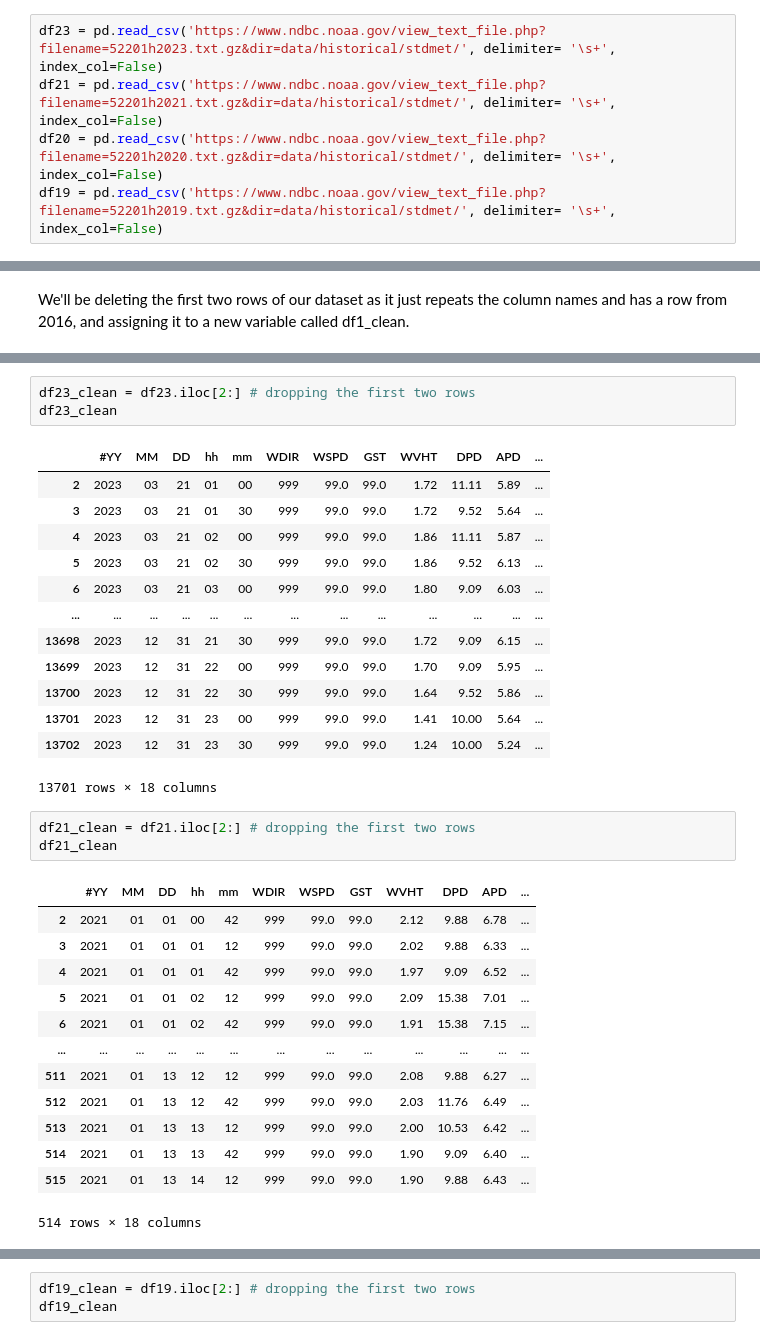
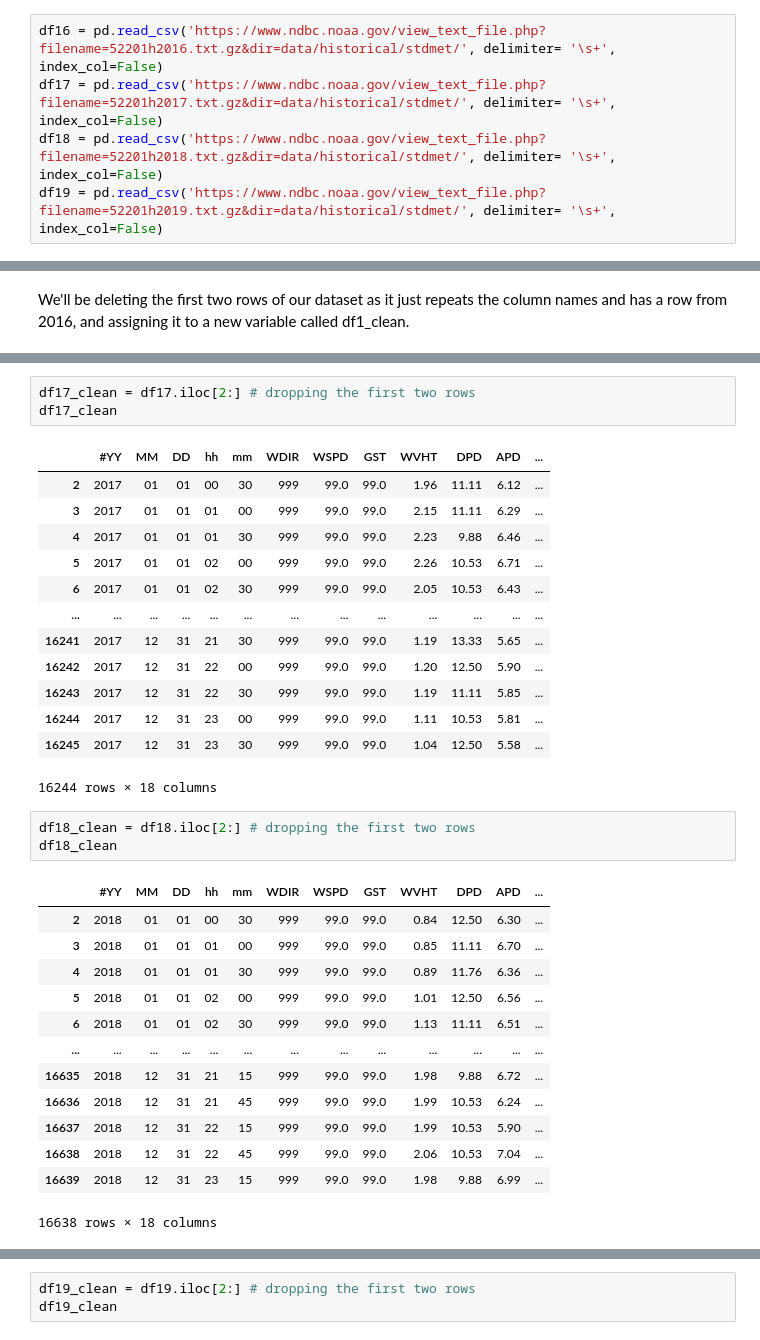
Before and after one commit to jeanpmalolo/SPICE-2024, a Jupyter notebook: waveheight_final.ipynb, the cells around one changed output, grey strips where cells are left out. Drawn from its saved outputs; the diff is of its cells as text.

```diff
--- a/waveheight_final.ipynb
+++ b/waveheight_final.ipynb
@@ -83,6 +81,6 @@ df1 = pd.read_csv('https://www.ndbc.noaa.gov/view_text_file.php?filename=52201h2
 # %%
-df23 = pd.read_csv('https://www.ndbc.noaa.gov/view_text_file.php?filename=52201h2023.txt.gz&dir=data/historical/stdmet/', delimiter= '\s+', index_col=False)
-df21 = pd.read_csv('https://www.ndbc.noaa.gov/view_text_file.php?filename=52201h2021.txt.gz&dir=data/historical/stdmet/', delimiter= '\s+', index_col=False)
-df20 = pd.read_csv('https://www.ndbc.noaa.gov/view_text_file.php?filename=52201h2020.txt.gz&dir=data/historical/stdmet/', delimiter= '\s+', index_col=False)
+df16 = pd.read_csv('https://www.ndbc.noaa.gov/view_text_file.php?filename=52201h2016.txt.gz&dir=data/historical/stdmet/', delimiter= '\s+', index_col=False)
+df17 = pd.read_csv('https://www.ndbc.noaa.gov/view_text_file.php?filename=52201h2017.txt.gz&dir=data/historical/stdmet/', delimiter= '\s+', index_col=False)
+df18 = pd.read_csv('https://www.ndbc.noaa.gov/view_text_file.php?filename=52201h2018.txt.gz&dir=data/historical/stdmet/', delimiter= '\s+', index_col=False)
 df19 = pd.read_csv('https://www.ndbc.noaa.gov/view_text_file.php?filename=52201h2019.txt.gz&dir=data/historical/stdmet/', delimiter= '\s+', index_col=False)
 # %%
@@ -254,34 +222,34 @@ df1_clean
 # %%
-df23_clean = df23.iloc[2:] # dropping the first two rows
-df23_clean
+df17_clean = df17.iloc[2:] # dropping the first two rows
+df17_clean
 # %% [output]
 |  | #YY | MM | DD | hh | mm | WDIR | WSPD | GST | WVHT | DPD | APD | ... |
-| 2 | 2023 | 03 | 21 | 01 | 00 | 999 | 99.0 | 99.0 | 1.72 | 11.11 | 5.89 | ... |
-| 3 | 2023 | 03 | 21 | 01 | 30 | 999 | 99.0 | 99.0 | 1.72 | 9.52 | 5.64 | ... |
-| 4 | 2023 | 03 | 21 | 02 | 00 | 999 | 99.0 | 99.0 | 1.86 | 11.11 | 5.87 | ... |
-| 5 | 2023 | 03 | 21 | 02 | 30 | 999 | 99.0 | 99.0 | 1.86 | 9.52 | 6.13 | ... |
-| 6 | 2023 | 03 | 21 | 03 | 00 | 999 | 99.0 | 99.0 | 1.80 | 9.09 | 6.03 | ... |
+| 2 | 2017 | 01 | 01 | 00 | 30 | 999 | 99.0 | 99.0 | 1.96 | 11.11 | 6.12 | ... |
+| 3 | 2017 | 01 | 01 | 01 | 00 | 999 | 99.0 | 99.0 | 2.15 | 11.11 | 6.29 | ... |
+| 4 | 2017 | 01 | 01 | 01 | 30 | 999 | 99.0 | 99.0 | 2.23 | 9.88 | 6.46 | ... |
+| 5 | 2017 | 01 | 01 | 02 | 00 | 999 | 99.0 | 99.0 | 2.26 | 10.53 | 6.71 | ... |
+| 6 | 2017 | 01 | 01 | 02 | 30 | 999 | 99.0 | 99.0 | 2.05 | 10.53 | 6.43 | ... |
 | ... | ... | ... | ... | ... | ... | ... | ... | ... | ... | ... | ... | ... |
-| 13698 | 2023 | 12 | 31 | 21 | 30 | 999 | 99.0 | 99.0 | 1.72 | 9.09 | 6.15 | ... |
-| 13699 | 2023 | 12 | 31 | 22 | 00 | 999 | 99.0 | 99.0 | 1.70 | 9.09 | 5.95 | ... |
-| 13700 | 2023 | 12 | 31 | 22 | 30 | 999 | 99.0 | 99.0 | 1.64 | 9.52 | 5.86 | ... |
-| 13701 | 2023 | 12 | 31 | 23 | 00 | 999 | 99.0 | 99.0 | 1.41 | 10.00 | 5.64 | ... |
-| 13702 | 2023 | 12 | 31 | 23 | 30 | 999 | 99.0 | 99.0 | 1.24 | 10.00 | 5.24 | ... |
+| 16241 | 2017 | 12 | 31 | 21 | 30 | 999 | 99.0 | 99.0 | 1.19 | 13.33 | 5.65 | ... |
+| 16242 | 2017 | 12 | 31 | 22 | 00 | 999 | 99.0 | 99.0 | 1.20 | 12.50 | 5.90 | ... |
+| 16243 | 2017 | 12 | 31 | 22 | 30 | 999 | 99.0 | 99.0 | 1.19 | 11.11 | 5.85 | ... |
+| 16244 | 2017 | 12 | 31 | 23 | 00 | 999 | 99.0 | 99.0 | 1.11 | 10.53 | 5.81 | ... |
+| 16245 | 2017 | 12 | 31 | 23 | 30 | 999 | 99.0 | 99.0 | 1.04 | 12.50 | 5.58 | ... |
-13701 rows × 18 columns
+16244 rows × 18 columns
 # %%
-df21_clean = df21.iloc[2:] # dropping the first two rows
-df21_clean
+df18_clean = df18.iloc[2:] # dropping the first two rows
+df18_clean
 # %% [output]
 |  | #YY | MM | DD | hh | mm | WDIR | WSPD | GST | WVHT | DPD | APD | ... |
-| 2 | 2021 | 01 | 01 | 00 | 42 | 999 | 99.0 | 99.0 | 2.12 | 9.88 | 6.78 | ... |
-| 3 | 2021 | 01 | 01 | 01 | 12 | 999 | 99.0 | 99.0 | 2.02 | 9.88 | 6.33 | ... |
-| 4 | 2021 | 01 | 01 | 01 | 42 | 999 | 99.0 | 99.0 | 1.97 | 9.09 | 6.52 | ... |
-| 5 | 2021 | 01 | 01 | 02 | 12 | 999 | 99.0 | 99.0 | 2.09 | 15.38 | 7.01 | ... |
-| 6 | 2021 | 01 | 01 | 02 | 42 | 999 | 99.0 | 99.0 | 1.91 | 15.38 | 7.15 | ... |
+| 2 | 2018 | 01 | 01 | 00 | 30 | 999 | 99.0 | 99.0 | 0.84 | 12.50 | 6.30 | ... |
+| 3 | 2018 | 01 | 01 | 01 | 00 | 999 | 99.0 | 99.0 | 0.85 | 11.11 | 6.70 | ... |
+| 4 | 2018 | 01 | 01 | 01 | 30 | 999 | 99.0 | 99.0 | 0.89 | 11.76 | 6.36 | ... |
+| 5 | 2018 | 01 | 01 | 02 | 00 | 999 | 99.0 | 99.0 | 1.01 | 12.50 | 6.56 | ... |
+| 6 | 2018 | 01 | 01 | 02 | 30 | 999 | 99.0 | 99.0 | 1.13 | 11.11 | 6.51 | ... |
 | ... | ... | ... | ... | ... | ... | ... | ... | ... | ... | ... | ... | ... |
-| 511 | 2021 | 01 | 13 | 12 | 12 | 999 | 99.0 | 99.0 | 2.08 | 9.88 | 6.27 | ... |
-| 512 | 2021 | 01 | 13 | 12 | 42 | 999 | 99.0 | 99.0 | 2.03 | 11.76 | 6.49 | ... |
-| 513 | 2021 | 01 | 13 | 13 | 12 | 999 | 99.0 | 99.0 | 2.00 | 10.53 | 6.42 | ... |
-| 514 | 2021 | 01 | 13 | 13 | 42 | 999 | 99.0 | 99.0 | 1.90 | 9.09 | 6.40 | ... |
-| 515 | 2021 | 01 | 13 | 14 | 12 | 999 | 99.0 | 99.0 | 1.90 | 9.88 | 6.43 | ... |
+| 16635 | 2018 | 12 | 31 | 21 | 15 | 999 | 99.0 | 99.0 | 1.98 | 9.88 | 6.72 | ... |
+| 16636 | 2018 | 12 | 31 | 21 | 45 | 999 | 99.0 | 99.0 | 1.99 | 10.53 | 6.24 | ... |
+| 16637 | 2018 | 12 | 31 | 22 | 15 | 999 | 99.0 | 99.0 | 1.99 | 10.53 | 5.90 | ... |
+| 16638 | 2018 | 12 | 31 | 22 | 45 | 999 | 99.0 | 99.0 | 2.06 | 10.53 | 7.04 | ... |
+| 16639 | 2018 | 12 | 31 | 23 | 15 | 999 | 99.0 | 99.0 | 1.98 | 9.88 | 6.99 | ... |
-514 rows × 18 columns
+16638 rows × 18 columns
```
Also changed, not shown: parts of 44 cells of this notebook.
